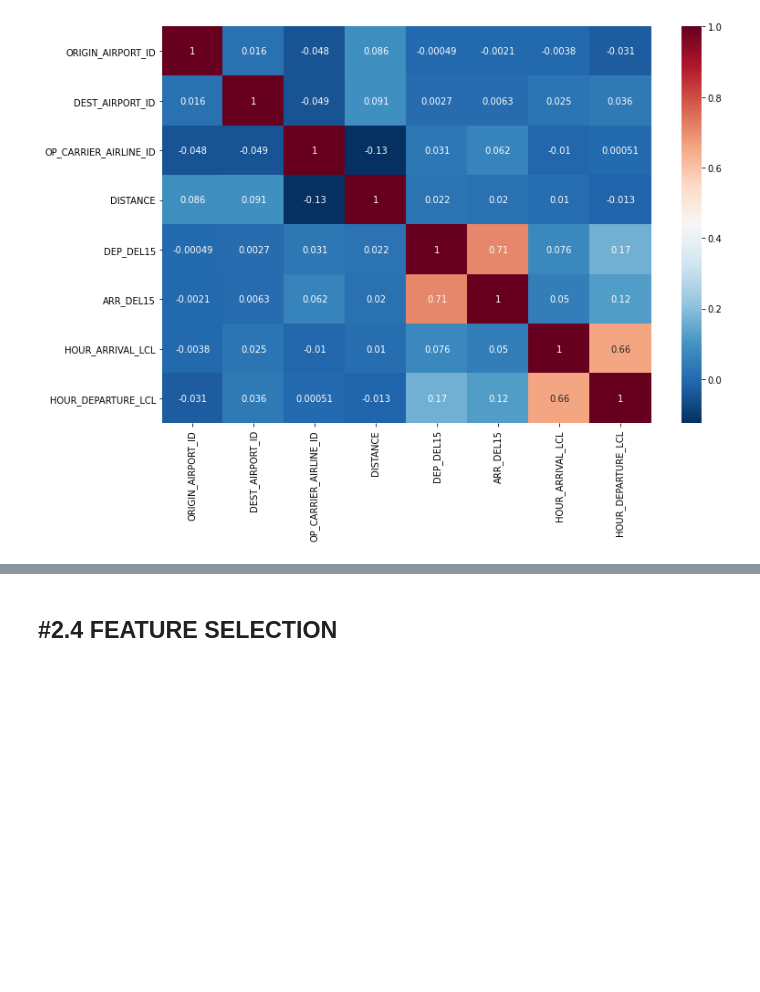
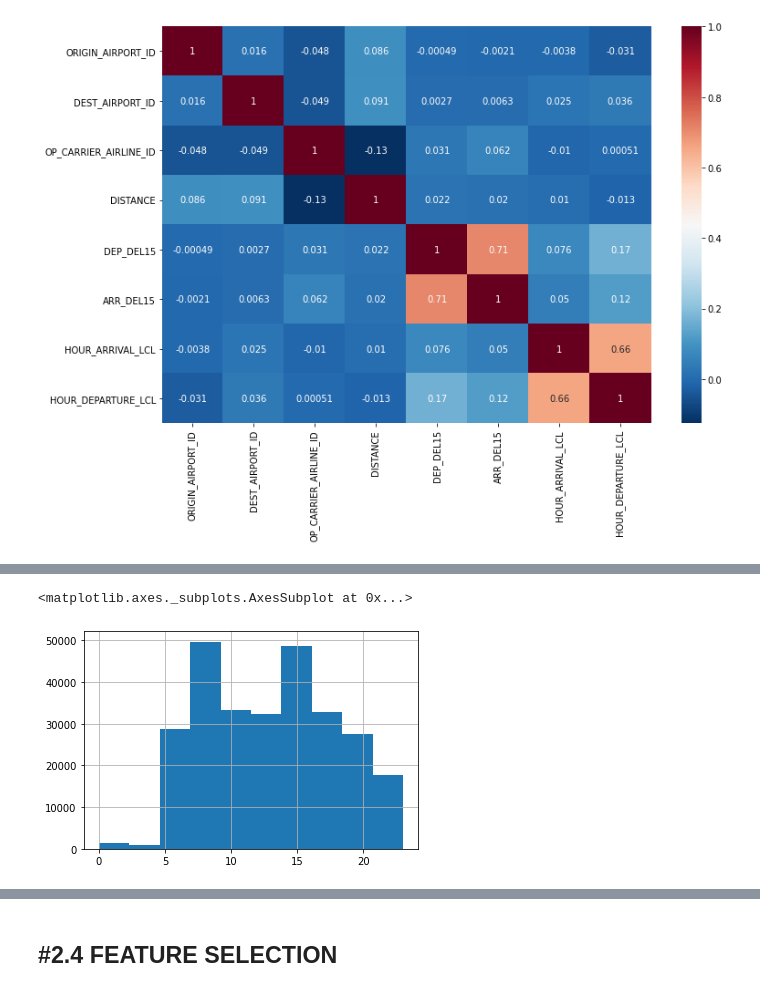
Before and after one commit to jbernardoviana/hckt01, a Jupyter notebook: HCKT01 - Binary Classification/Joao.ipynb, the cells around one changed output, grey strips where cells are left out. Saved outputs shown, nothing was run; the diff lists cells and outputs as text; code cells hidden in the pictures; blank space fills up the shorter version.

```diff
--- a/HCKT01 - Binary Classification/Joao.ipynb
+++ b/HCKT01 - Binary Classification/Joao.ipynb
@@ -237,0 +257,5 @@ train_df.head()
+# %%
+train_df['HOUR_DEPARTURE_LCL'].hist()
+# %% [output]
+<matplotlib.axes._subplots.AxesSubplot at 0x...>
+[figure, added]
```
Also changed, not shown: parts of 10 cells of this notebook.
